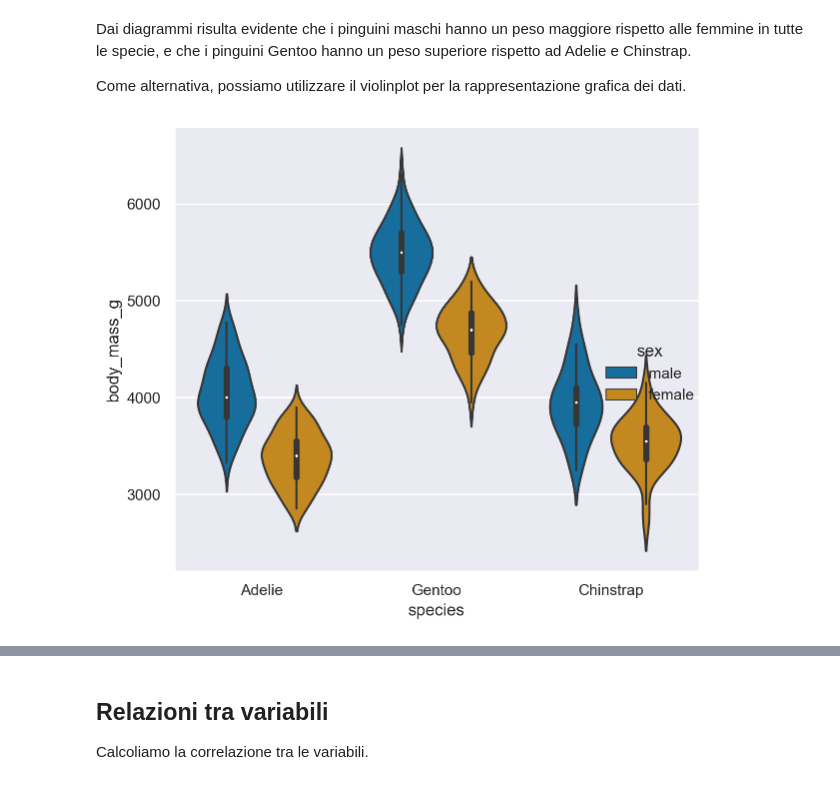
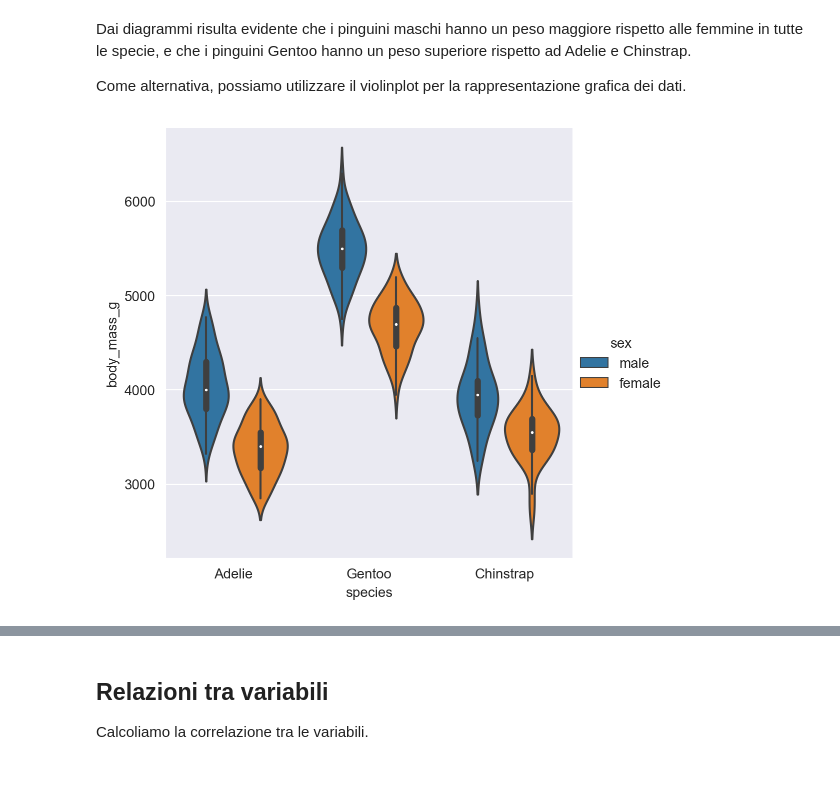
Before and after one commit to ccaudek/ds4psy, a Jupyter notebook: chapter_1/07_seaborn.ipynb, the cells around one changed output, grey strips where cells are left out. Drawn from its saved outputs; the diff is of its cells as text; code cells hidden in the pictures.

```diff
--- a/chapter_1/07_seaborn.ipynb
+++ b/chapter_1/07_seaborn.ipynb
@@ -16,7 +17,8 @@ import seaborn as sns
 # %%
+%config InlineBackend.figure_format = 'retina'
 %load_ext watermark
 
 RANDOM_SEED = 42
 rng = np.random.default_rng(RANDOM_SEED)
 
-sns.set_theme(palette="colorblind")
+sns.set_style("darkgrid")
@@ -83,6 +62,6 @@ Dai diagrammi risulta evidente che i pinguini maschi hanno un peso maggiore risp
 
 Come alternativa, possiamo utilizzare il violinplot per la rappresentazione grafica dei dati.
 # %%
-_ = sns.catplot(df, x="species", y="body_mass_g", hue="sex", kind="violin")
+sns.catplot(df, x="species", y="body_mass_g", hue="sex", kind="violin");
 # %% [output]
-[figure, old version]
+[figure, new version]
```
Also changed, not shown: parts of 23 cells of this notebook, 11 other files.
